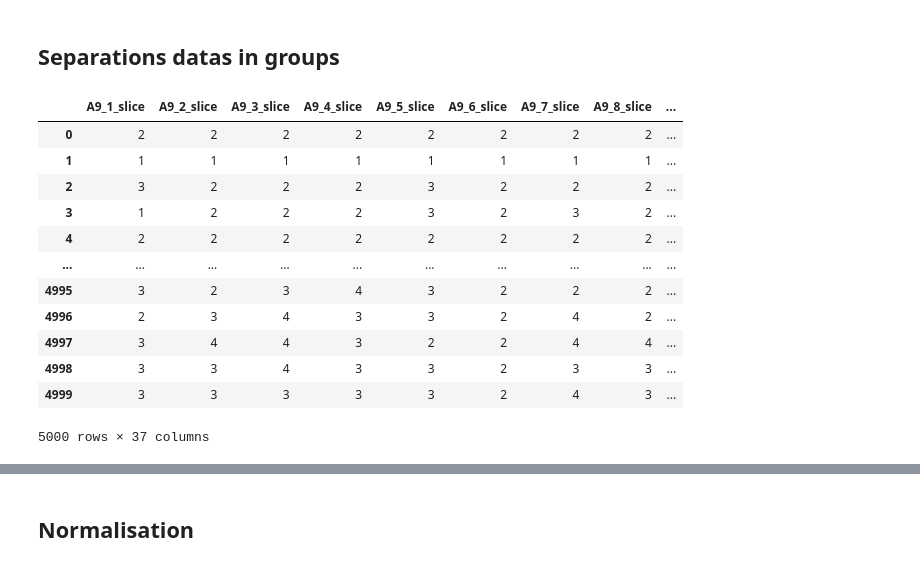
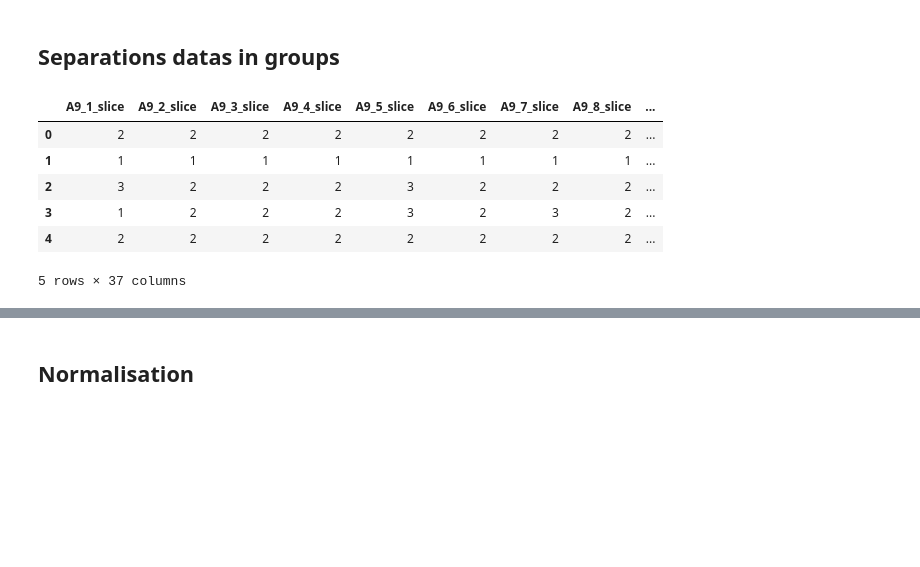
Before and after one commit to scia-assistant/kantar-LMD, a Jupyter notebook: extraction_kantar.ipynb, the cells around one changed output, grey strips where cells are left out. Saved outputs shown, nothing was run; the diff lists cells and outputs as text; code cells hidden in the pictures; blank space fills up the shorter version.

```diff
--- a/extraction_kantar.ipynb
+++ b/extraction_kantar.ipynb
@@ -85,32 +86,26 @@ def Extract_data(columns_to_extract):
 # %%
 orange_vars = [
     "A9_1_slice", "A9_2_slice", "A9_3_slice", "A9_4_slice", "A9_5_slice",
     "A9_6_slice", "A9_7_slice", "A9_8_slice", "A9_9_slice", "A9_10_slice",
     "A9_11_slice", "A9_12_slice", "A9_13_slice", "A9_14_slice", "A9_15_slice", "A9_16_slice",
     "A10_1_slice", "A10_2_slice", "A10_3_slice", "A10_4_slice", "A10_5_slice",
     "A10_6_slice", "A10_7_slice", "A10_8_slice",
     "A11_1_slice", "A11_2_slice", "A11_3_slice", "A11_4_slice", "A11_5_slice",
     "A11_6_slice", "A11_7_slice", "A11_8_slice", "A11_9_slice", "A11_10_slice",
     "A11_11_slice", "A11_12_slice", "A11_13_slice"
 ]
 orange_data = variables_data[variables_data["Variable"].isin(orange_vars)]
 
 orange_extract = Extract_data(orange_vars)
-orange_extract
+orange_extract.head()
 # %% [output]
 |  | A9_1_slice | A9_2_slice | A9_3_slice | A9_4_slice | A9_5_slice | A9_6_slice | A9_7_slice | A9_8_slice | ... |
 | 0 | 2 | 2 | 2 | 2 | 2 | 2 | 2 | 2 | ... |
 | 1 | 1 | 1 | 1 | 1 | 1 | 1 | 1 | 1 | ... |
 | 2 | 3 | 2 | 2 | 2 | 3 | 2 | 2 | 2 | ... |
 | 3 | 1 | 2 | 2 | 2 | 3 | 2 | 3 | 2 | ... |
 | 4 | 2 | 2 | 2 | 2 | 2 | 2 | 2 | 2 | ... |
-| ... | ... | ... | ... | ... | ... | ... | ... | ... | ... |
-| 4995 | 3 | 2 | 3 | 4 | 3 | 2 | 2 | 2 | ... |
-| 4996 | 2 | 3 | 4 | 3 | 3 | 2 | 4 | 2 | ... |
-| 4997 | 3 | 4 | 4 | 3 | 2 | 2 | 4 | 4 | ... |
-| 4998 | 3 | 3 | 4 | 3 | 3 | 2 | 3 | 3 | ... |
-| 4999 | 3 | 3 | 3 | 3 | 3 | 2 | 4 | 3 | ... |
-5000 rows × 37 columns
+5 rows × 37 columns
 # %%
 green_vars = [
  "A11", "A12", "A13", "A14",
```
Also changed, not shown: parts of 24 cells of this notebook.
